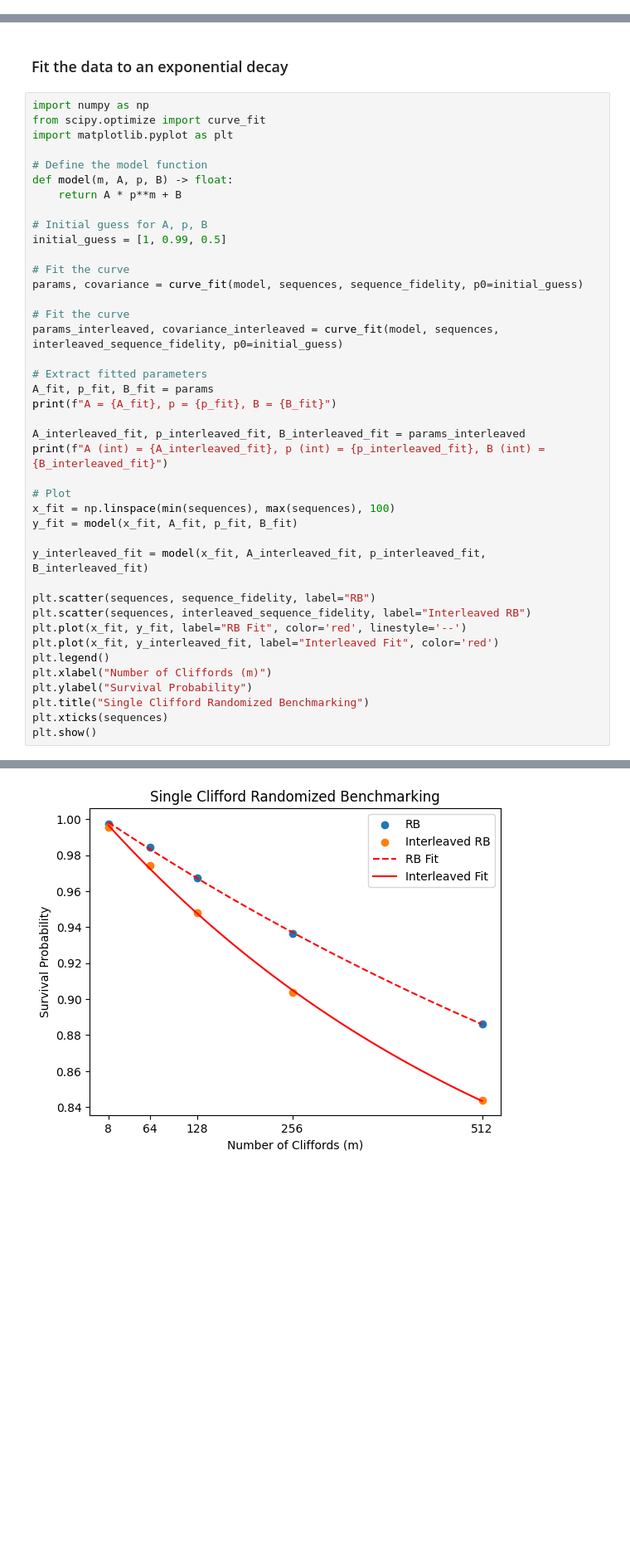
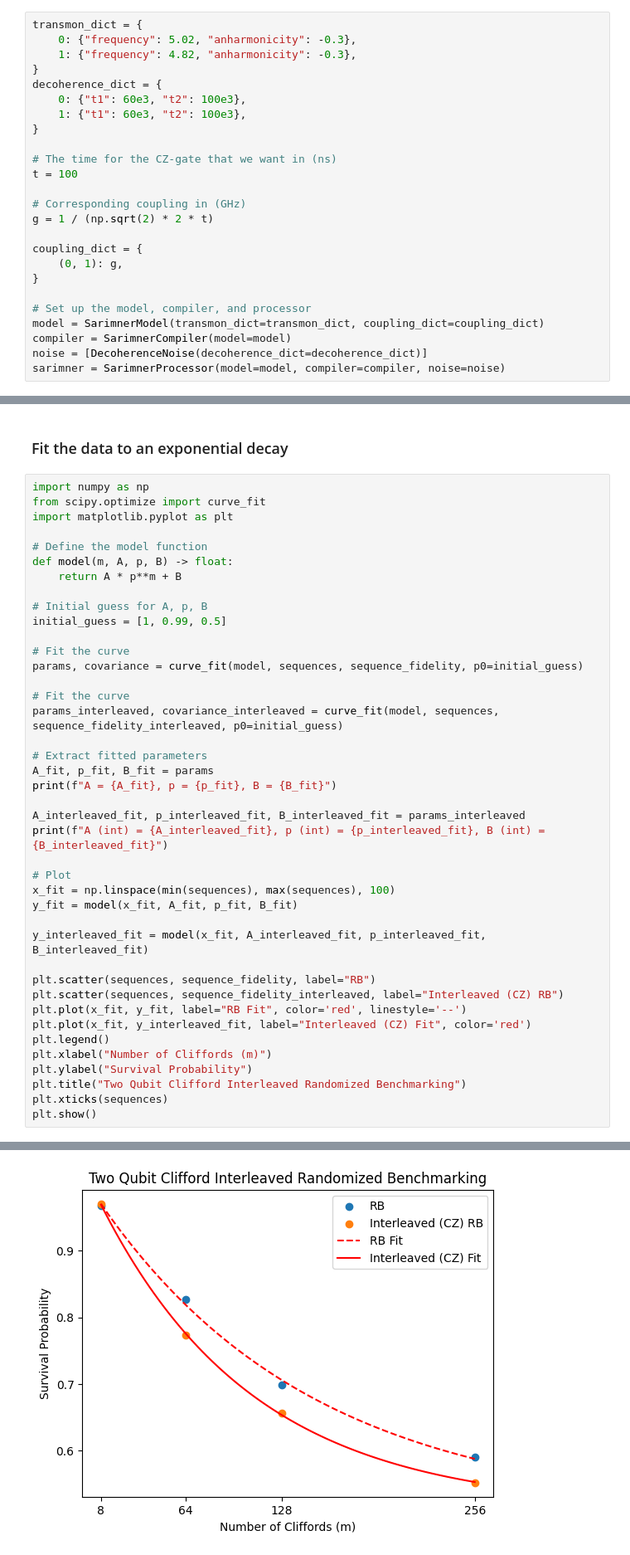
Before and after one commit to aqp-mc2-chalmers/chalmers-qubit, a Jupyter notebook: docs/examples/randomized_benchmarking.ipynb, the cells around one changed output, grey strips where cells are left out. Shown at 83% size. Drawn from its saved outputs; the diff is of its cells as text; blank space fills up the shorter version.

```diff
--- a/docs/examples/randomized_benchmarking.ipynb
+++ b/docs/examples/randomized_benchmarking.ipynb
@@ -125,0 +165,25 @@ Running sequence length 512
+# %%
+transmon_dict = {
+    0: {"frequency": 5.02, "anharmonicity": -0.3},
+    1: {"frequency": 4.82, "anharmonicity": -0.3},
+}
+decoherence_dict = {
+    0: {"t1": 60e3, "t2": 100e3},
+    1: {"t1": 60e3, "t2": 100e3},
+}
+
+# The time for the CZ-gate that we want in (ns)
+t = 100
+
+# Corresponding coupling in (GHz)
+g = 1 / (np.sqrt(2) * 2 * t)
+
+coupling_dict = {
+    (0, 1): g,
+}
+
+# Set up the model, compiler, and processor
+model = SarimnerModel(transmon_dict=transmon_dict, coupling_dict=coupling_dict)
+compiler = SarimnerCompiler(model=model)
+noise = [DecoherenceNoise(decoherence_dict=decoherence_dict)]
+sarimner = SarimnerProcessor(model=model, compiler=compiler, noise=noise)
@@ -141,7 +256,7 @@ initial_guess = [1, 0.99, 0.5]
 params, covariance = curve_fit(model, sequences, sequence_fidelity, p0=initial_guess)
 
 # Fit the curve
-params_interleaved, covariance_interleaved = curve_fit(model, sequences, interleaved_sequence_fidelity, p0=initial_guess)
+params_interleaved, covariance_interleaved = curve_fit(model, sequences, sequence_fidelity_interleaved, p0=initial_guess)
 
 # Extract fitted parameters
 A_fit, p_fit, B_fit = params
@@ -157,13 +272,13 @@ y_fit = model(x_fit, A_fit, p_fit, B_fit)
 y_interleaved_fit = model(x_fit, A_interleaved_fit, p_interleaved_fit, B_interleaved_fit)
 
 plt.scatter(sequences, sequence_fidelity, label="RB")
-plt.scatter(sequences, interleaved_sequence_fidelity, label="Interleaved RB")
+plt.scatter(sequences, sequence_fidelity_interleaved, label="Interleaved (CZ) RB")
 plt.plot(x_fit, y_fit, label="RB Fit", color='red', linestyle='--')
-plt.plot(x_fit, y_interleaved_fit, label="Interleaved Fit", color='red')
+plt.plot(x_fit, y_interleaved_fit, label="Interleaved (CZ) Fit", color='red')
 plt.legend()
 plt.xlabel("Number of Cliffords (m)")
 plt.ylabel("Survival Probability")
-plt.title("Single Clifford Randomized Benchmarking")
+plt.title("Two Qubit Clifford Interleaved Randomized Benchmarking")
 plt.xticks(sequences)
 plt.show()
 # %% [output]
@@ -172,2 +287,2 @@ A (int) = 0.27090809937912597, p (int) = 0.9983092309075736, B (int) = 0.7294415
-[figure, old version]
+[figure, new version]
 # %%
```
Also changed, not shown: parts of 28 cells of this notebook.
